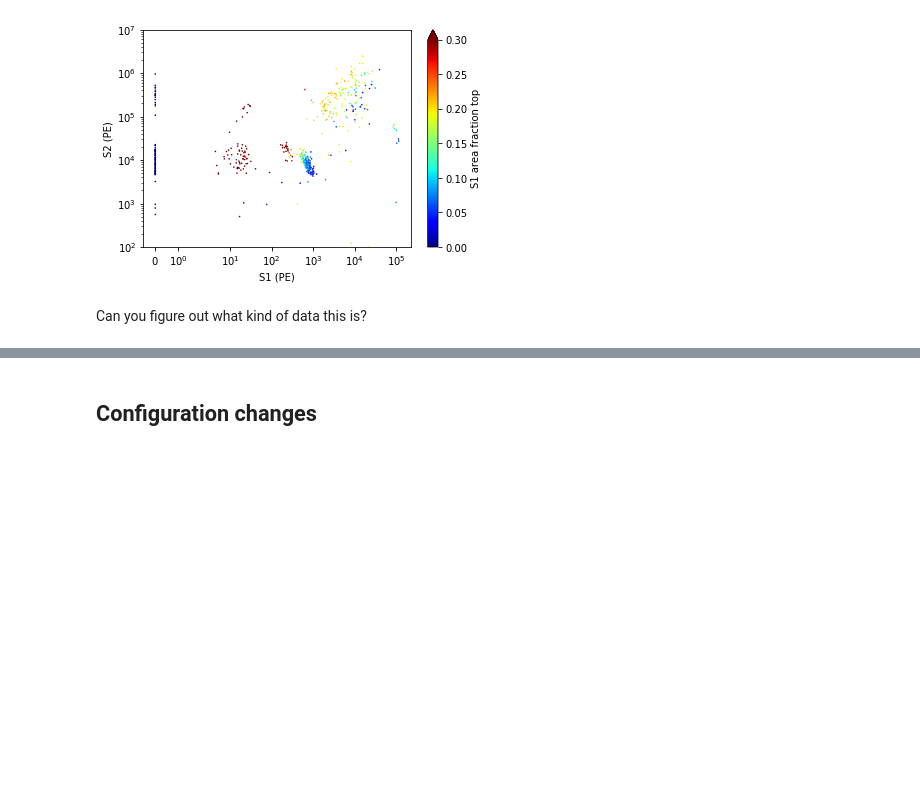
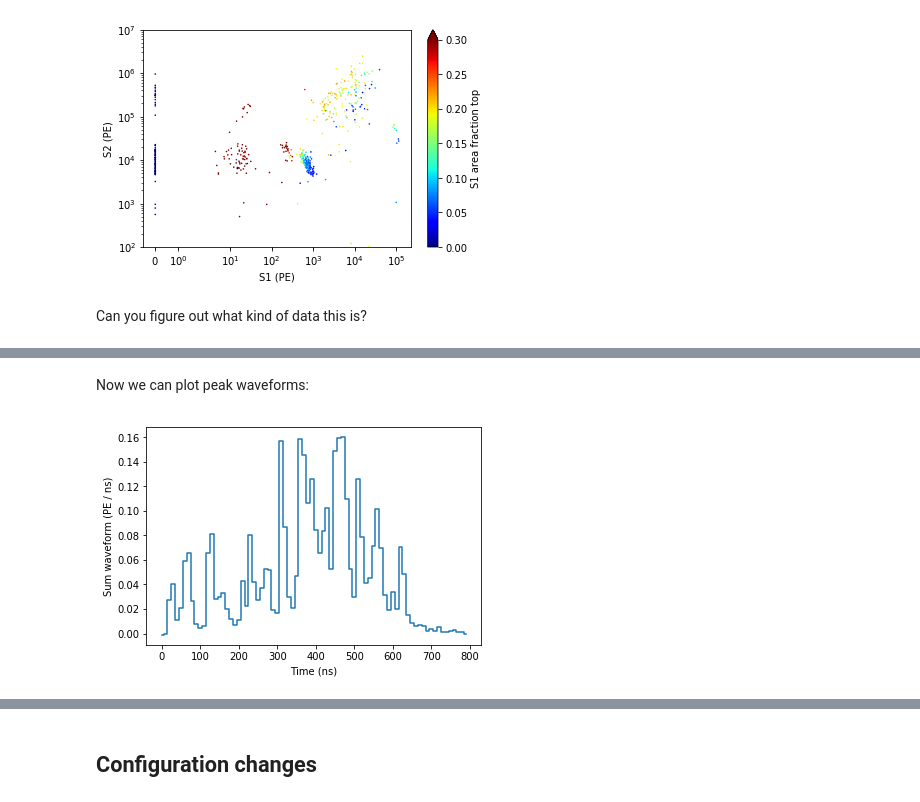
Before and after one commit to AxFoundation/strax, a Jupyter notebook: notebooks/Strax demo.ipynb, the cells around one changed output, grey strips where cells are left out. Saved outputs shown, nothing was run; the diff lists cells and outputs as text; code cells hidden in the pictures; blank space fills up the shorter version.

Commit message:
Link to test data, waveform analysis demo

```diff
--- a/notebooks/Strax demo.ipynb
+++ b/notebooks/Strax demo.ipynb
@@ -107,0 +128,3 @@ Can you figure out what kind of data this is?
+# %%
+peaks = st.get_array(run_id, 'peaks')
+type(peaks), peaks.dtype.names
@@ -107,0 +142,17 @@ Can you figure out what kind of data this is?
+# %% [markdown]
+Now we can plot peak waveforms:
+# %%
+def plot_peak(p, t0=None, **kwargs):
+    n = p['length']
+    if t0 is None:
+        t0 = p['time']
+    plt.plot((p['time'] - t0) + np.arange(n) * p['dt'],
+             p['data'][:n] / p['dt'],
+             linestyle='steps-mid',
+             **kwargs)
+    plt.xlabel("Time (ns)")
+    plt.ylabel("Sum waveform (PE / ns)")
+
+plot_peak(peaks[2000])
+# %% [output]
+[figure, added]
```
Also changed, not shown: parts of 11 cells of this notebook, 4 other files.
